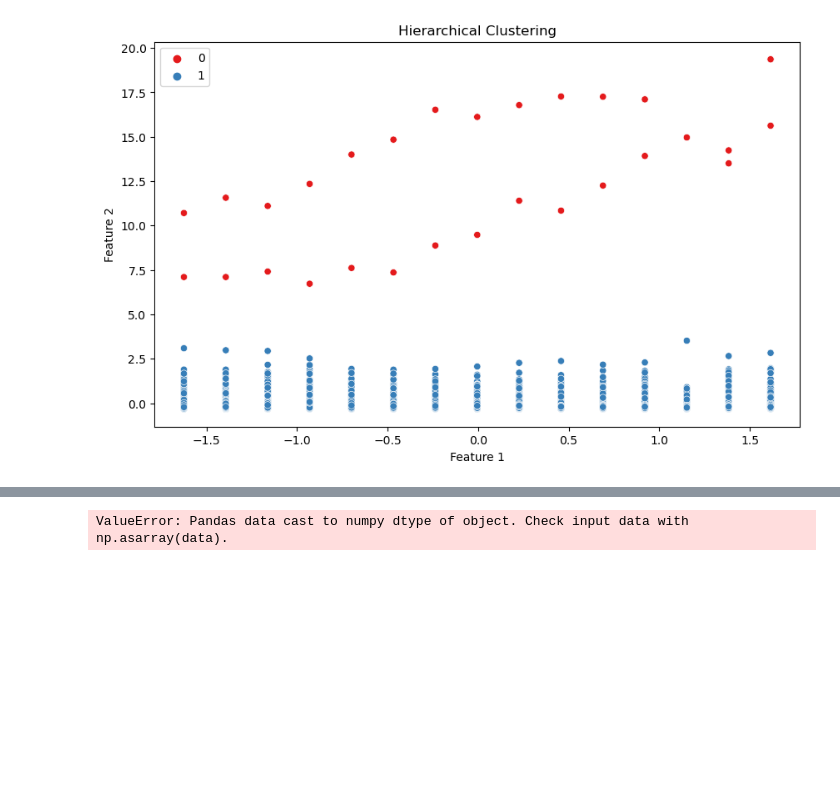
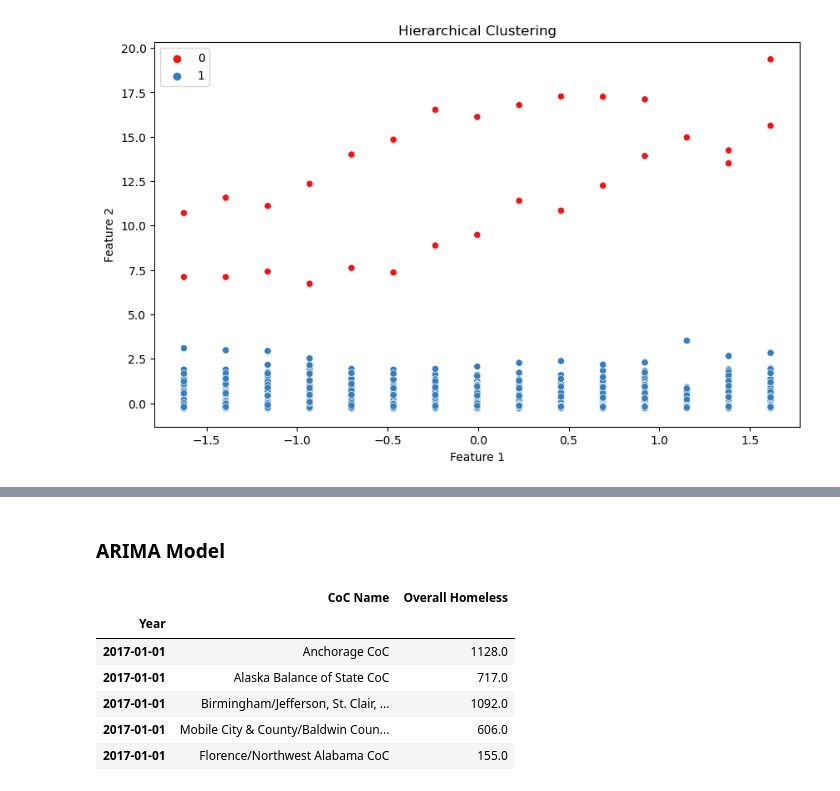
Before and after one commit to SinghNavnoor/homelessness_PIT_count_analysis, a Jupyter notebook: homeless_analysis.ipynb, the cells around one changed output, grey strips where cells are left out. Drawn from its saved outputs; the diff is of its cells as text; code cells hidden in the pictures; blank space fills up the shorter version.

```diff
--- a/homeless_analysis.ipynb
+++ b/homeless_analysis.ipynb
@@ -1554,46 +1587,22 @@ plt.show()
-# %%
-from statsmodels.tsa.arima.model import ARIMA
-
-# Convert 'Year' column to datetime
-general_homeless_cols['Year'] = pd.to_datetime(general_homeless_cols['Year'], format='%Y')
-
-# Set 'Year' as index
-general_homeless_cols.set_index('Year', inplace=True)
-
-# Drop irrelevant columns
-general_homeless_cols.drop(columns=['CoC Number', 'CoC Name', 'Count Types'], inplace=True)
-
-# Separate the dataset into subsets based on each state
-state_groups = general_homeless_cols.groupby('State_Territory')
-
-# Train and evaluate models for each state
-for state, state_data in state_groups:
-    # Split data into training and testing sets
-    train_size = int(len(state_data) * 0.8)
-    train_data, test_data = state_data.iloc[:train_size], state_data.iloc[train_size:]
-
-    # Fit an ARIMA model to the training data
-    order = (2, 5, 3)  # Define the order of the ARIMA model
-    model = ARIMA(train_data, order=order)
-    fitted_model = model.fit()
-
-    # Forecast future values
-    forecast = fitted_model.forecast(steps=len(test_data))
-
-    # Visualize the forecasted values
-    plt.figure(figsize=(10, 6))
-    plt.plot(train_data.index, train_data, label='Training Data')
-    plt.plot(test_data.index, test_data, label='Test Data')
-    plt.plot(test_data.index, forecast, label='Forecast')
-    plt.xlabel('Year')
-    plt.ylabel('Homelessness Count')
-    plt.title(f'ARIMA Forecast for {state}')
-    plt.legend()
-    plt.show()
-
-    # Evaluate the model
-    # Example: Calculate Mean Absolute Error (MAE)
-    mae = (forecast - test_data).abs().mean()
-    print(f'Mean Absolute Error (MAE) for {state}: {mae}')
-# %% [output]
-ValueError: Pandas data cast to numpy dtype of object. Check input data with np.asarray(data).
+# %% [markdown]
+### ARIMA Model
+# %%
+from statsmodels.tsa.arima.model import ARIMA
+
+# Filter to include only 'Year', 'CoC Name', and 'Overall Homeless' columns
+first_time_model_dataset = general_homeless_cols[['Year', 'CoC Name', 'Overall Homeless']].copy()  # Create a copy to avoid modifying the original DataFrame
+
+# Convert 'Year' column to datetime using .loc accessor
+first_time_model_dataset.loc[:, 'Year'] = pd.to_datetime(first_time_model_dataset['Year'], format='%Y')
+first_time_model_dataset.set_index('Year', inplace=True)
+
+
+first_time_model_dataset.head()
+# %% [output]
+|  | CoC Name | Overall Homeless |
+| Year |  |  |
+| 2017-01-01 | Anchorage CoC | 1128.0 |
+| 2017-01-01 | Alaska Balance of State CoC | 717.0 |
+| 2017-01-01 | Birmingham/Jefferson, St. Clair, ... | 1092.0 |
+| 2017-01-01 | Mobile City & County/Baldwin Coun... | 606.0 |
+| 2017-01-01 | Florence/Northwest Alabama CoC | 155.0 |
```
Also changed, not shown: parts of 11 cells of this notebook.
